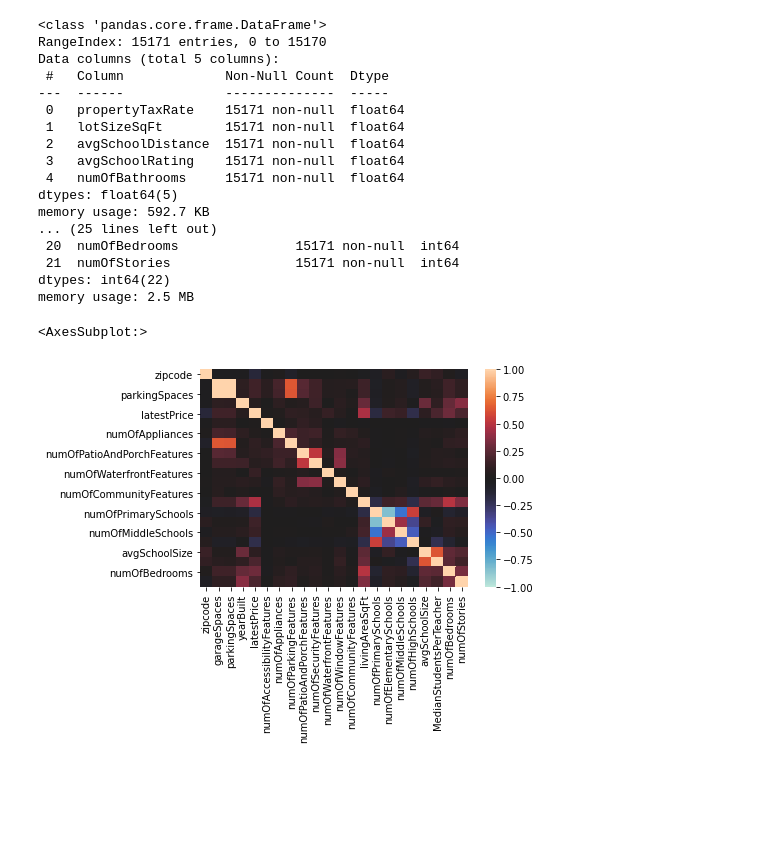
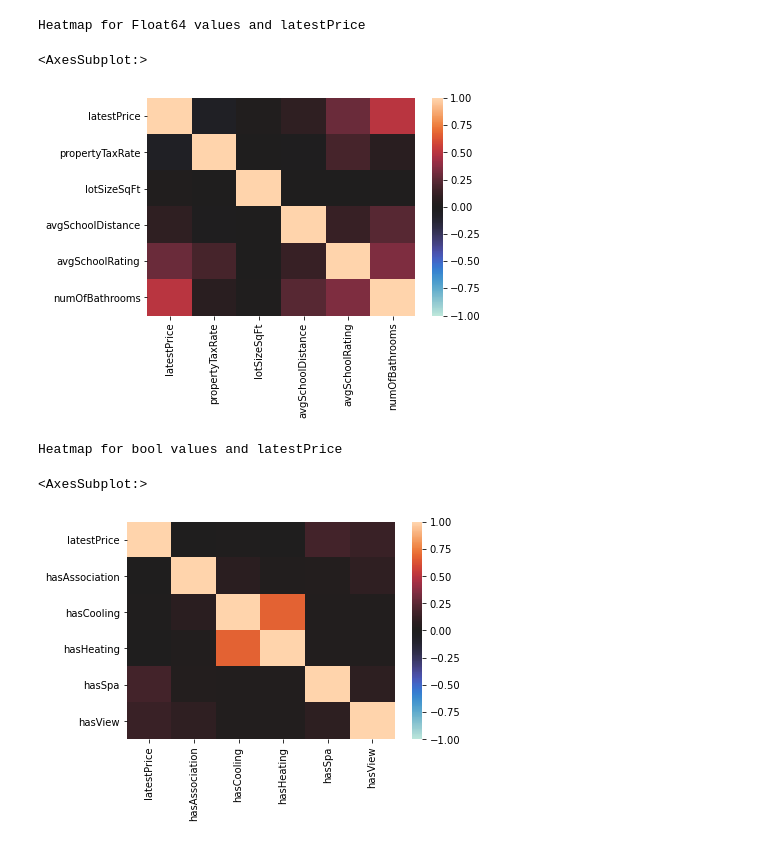
Before and after one commit to xychen6871/ECS171GroupProject, a Jupyter notebook: correlationAnalysis.ipynb, the cells around one changed output. Drawn from its saved outputs; the diff is of its cells as text; code cells hidden in the pictures; blank space fills up the shorter version.

Commit message:
Created heatmaps for the various fields based on bool, int, or float data compared to latestPrice

```diff
--- a/correlationAnalysis.ipynb
+++ b/correlationAnalysis.ipynb
@@ -1,6 +1,9 @@
 # %%
 import pandas
 import seaborn
+import numpy
+
+# TODO: ADD CORRELATION FOR TYPE OF HOME
 
 data_raw = pandas.read_csv('austinHousingData.csv')
 
@@ -8,32 +11,24 @@ labelsToRemove = ['zpid', 'city', 'streetAddress', 'latitude', 'longitude', 'des
 
 data_raw.drop(labelsToRemove, axis=1, inplace=True)
 
-# todo: make 2 or 3 different heatmaps for correlation
+floatColumns = numpy.asarray(data_raw.select_dtypes(include=['float64']).columns).tolist()
+boolColumns = numpy.asarray(data_raw.select_dtypes(include=['bool']).columns).tolist()
+intColumns = numpy.asarray(data_raw.select_dtypes(include=['int64']).columns).tolist()
 
-#data_raw.info()
-data_numericalF = data_raw.select_dtypes(include=['float64'])
-data_numericalI = data_raw.select_dtypes(include=['int64'])
-data_numericalF.info()
-data_numericalI.info()
-
-seaborn.heatmap(data_numericalI.corr(), vmin=-1,vmax=1,center=0,annot=False)
+floatData = pandas.merge(pandas.DataFrame(data_raw.latestPrice), data_raw.drop(boolColumns + intColumns, axis=1), right_index=True, left_index=True)
+boolData = pandas.merge(pandas.DataFrame(data_raw.latestPrice), data_raw.drop(floatColumns + intColumns, axis=1), right_index=True, left_index=True)
+intData = data_raw.drop(boolColumns + floatColumns, axis=1)
-# %% [output]
-<class 'pandas.core.frame.DataFrame'>
-RangeIndex: 15171 entries, 0 to 15170
-Data columns (total 5 columns):
- #   Column             Non-Null Count  Dtype
----  ------             --------------  -----
- 0   propertyTaxRate    15171 non-null  float64
- 1   lotSizeSqFt        15171 non-null  float64
- 2   avgSchoolDistance  15171 non-null  float64
- 3   avgSchoolRating    15171 non-null  float64
- 4   numOfBathrooms     15171 non-null  float64
-dtypes: float64(5)
-memory usage: 592.7 KB
-... (25 lines left out)
- 20  numOfBedrooms               15171 non-null  int64
- 21  numOfStories                15171 non-null  int64
-dtypes: int64(22)
-memory usage: 2.5 MB
-<AxesSubplot:>
-[figure, removed]
+# %%
+print("Heatmap for Float64 values and latestPrice")
+seaborn.heatmap(floatData.corr(), vmin=-1, vmax=1, center=0, annot=False)
+# %% [output]
+Heatmap for Float64 values and latestPrice
+<AxesSubplot:>
+[figure, added]
+# %%
+print("Heatmap for bool values and latestPrice")
+seaborn.heatmap(boolData.corr(), vmin=-1, vmax=1, center=0, annot=False)
+# %% [output]
+Heatmap for bool values and latestPrice
+<AxesSubplot:>
+[figure, added]
```
Also changed, not shown: parts of 1 cell of this notebook.
